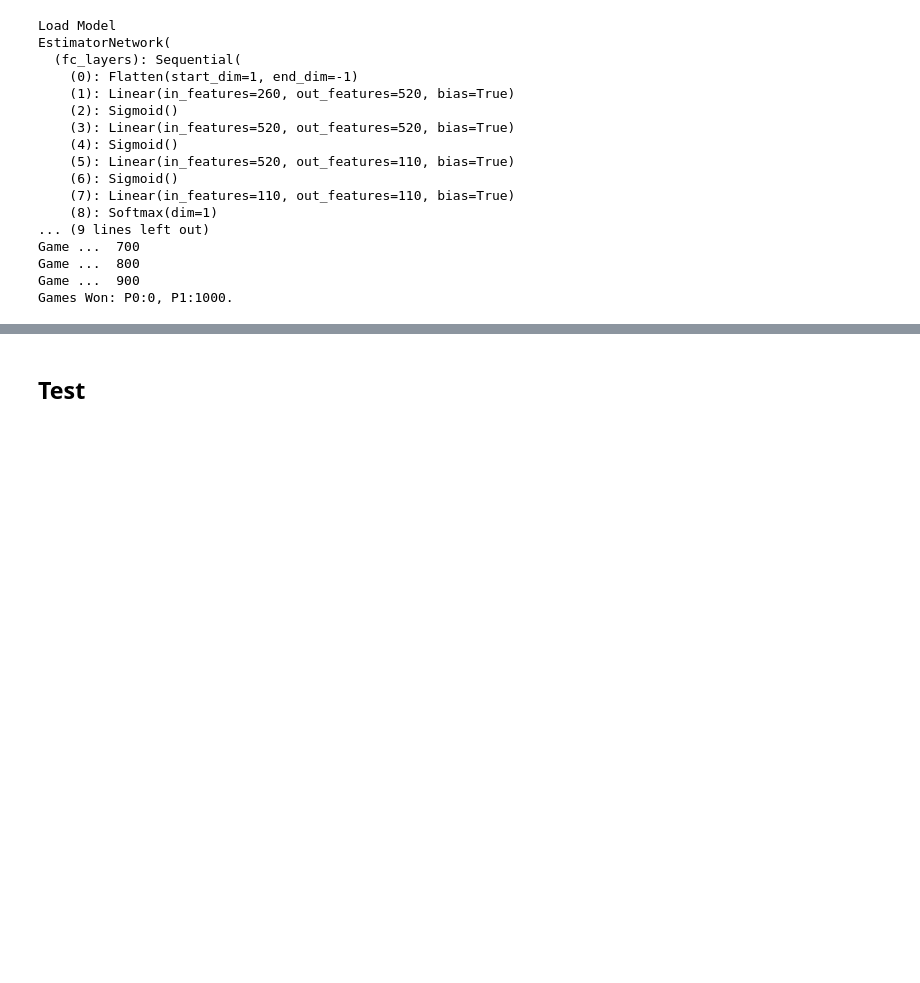
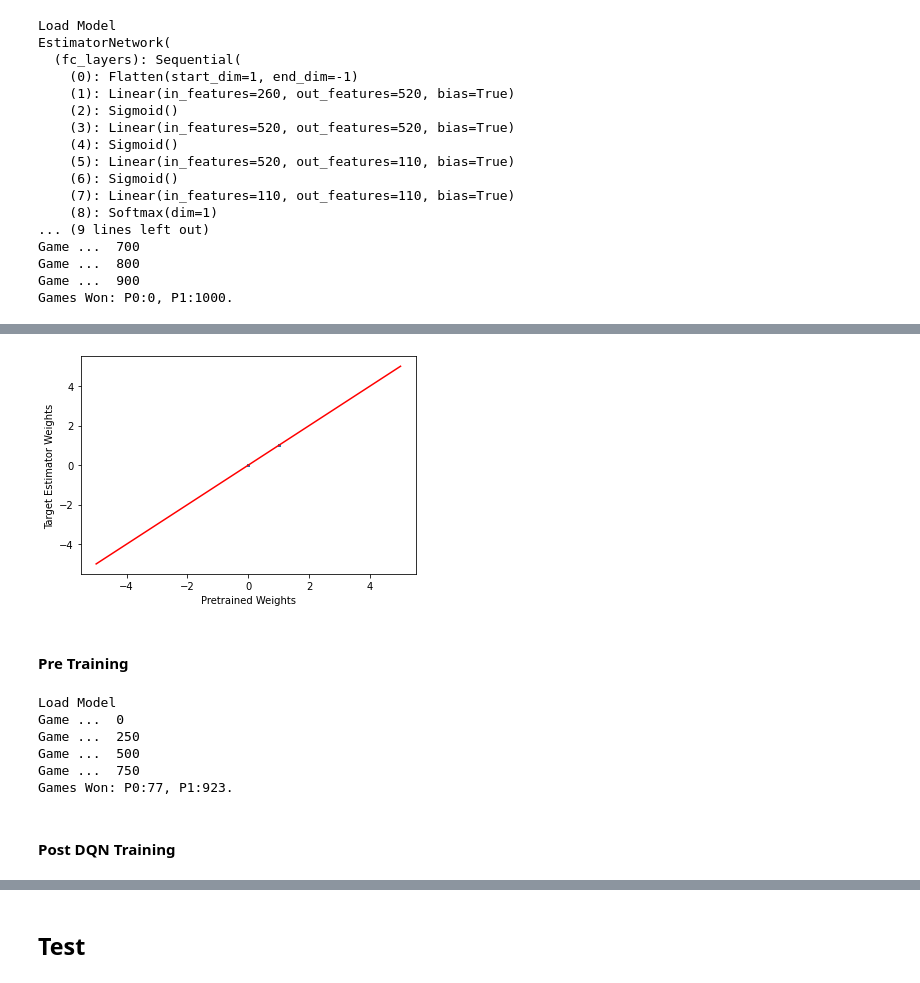
Before and after one commit to tancalv2/PretrainGinRummy, a Jupyter notebook: testAgents.ipynb, the cells around one changed output, grey strips where cells are left out. Drawn from its saved outputs; the diff is of its cells as text; code cells hidden in the pictures; blank space fills up the shorter version.

```diff
--- a/testAgents.ipynb
+++ b/testAgents.ipynb
@@ -2544,0 +2375,13 @@ KeyboardInterrupt: ignored
+# %%
+model_dqn_pre = torch.load('{}/model_pretrain.pth'.format(model), map_location='cpu')
+model_dqn_post = torch.load('{}/model_sgr.pth'.format(model), map_location='cpu')
+model_q_estim_pre = model_dqn_pre['dqn_q_estimator']
+model_target_estim_pre = model_dqn_pre['dqn_target_estimator']
+model_q_estim_post = model_dqn_post['dqn_q_estimator']
+model_target_estim_post = model_dqn_post['dqn_target_estimator']
+# %%
+weights_q_estim_pre = model_q_estim_pre['fc_layers.5.weight'].flatten().tolist()
+weights_target_estim_pre = model_target_estim_pre['fc_layers.5.weight'].flatten().tolist()
+# %%
+weights_q_estim_post = model_q_estim_post['fc_layers.5.weight'].flatten().tolist()
+weights_target_estim_post = model_target_estim_post['fc_layers.5.weight'].flatten().tolist()
@@ -2544,0 +2395,17 @@ KeyboardInterrupt: ignored
+# %%
+dqn_model = 'Target Estimator'
+weights_pre = weights_target_estim_pre
+weights_post = weights_target_estim_post
+# %%
+# s = np.subtract(weights_post, weights_pre) + 1
+fig = plt.figure()
+plt.scatter(weights_pre, weights_post, s=1)
+plt.xlabel('Pretrained Weights')
+plt.ylabel('{} Weights'.format(dqn_model))
+x = np.linspace(-5,5,100)
+plt.plot(x, x, '-r')
+plt.show()
+# %% [output]
+[figure, added]
+# %% [markdown]
+#### Pre Training
@@ -2544,0 +2443,16 @@ KeyboardInterrupt: ignored
+# %%
+agent0 = MLPGinRummyPlayer()
+checkpoint = torch.load('{}/model_pretrain.pth'.format(model), map_location=device)
+qnet = EstimatorNetwork(mlp_layers, batch_norm).to(device)
+qnet.load_state_dict(checkpoint['dqn_q_estimator'])
+agent0.loadModel(qnet)
+testAgents(agent0,agent1,numGames,verbose=False)
+# %% [output]
+Load Model
+Game ...  0
+Game ...  250
+Game ...  500
+Game ...  750
+Games Won: P0:77, P1:923.
+# %% [markdown]
+#### Post DQN Training
```
Also changed, not shown: parts of 300 cells of this notebook.
